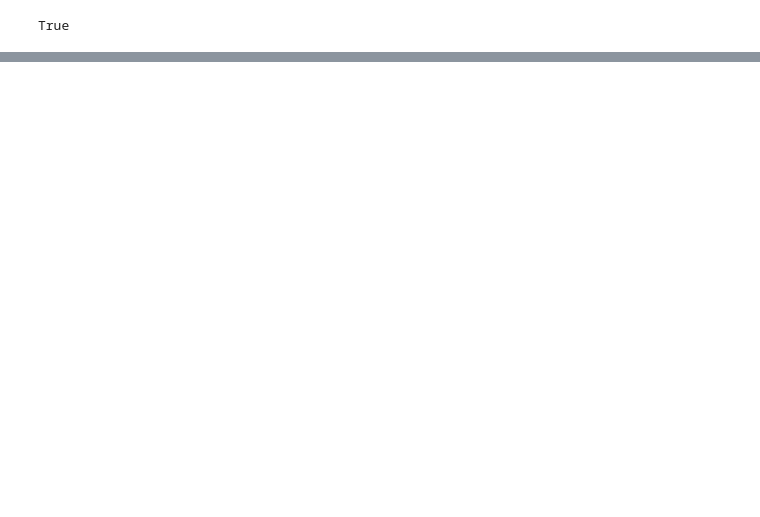
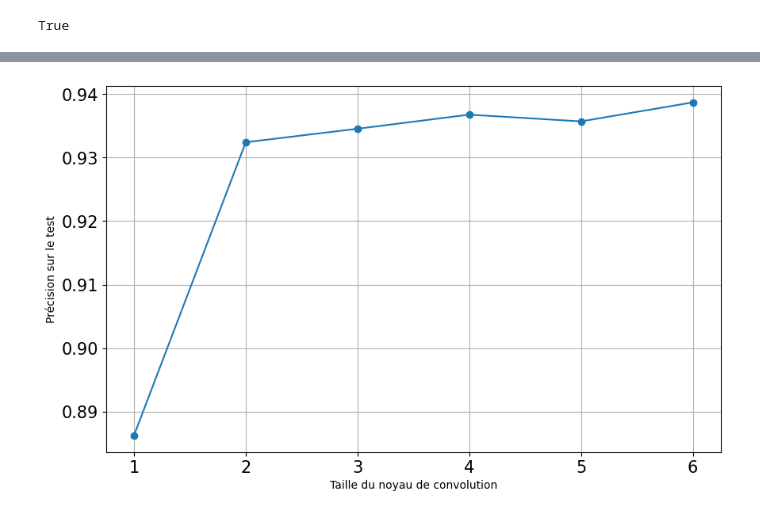
Before and after one commit to Paulpey13/Projet_PSTALN, a Jupyter notebook: experiences_baseline_transformer_POS.ipynb, the cells around one changed output, grey strips where cells are left out. Saved outputs shown, nothing was run; the diff lists cells and outputs as text; code cells hidden in the pictures; blank space fills up the shorter version.

Commit message:
experiences

```diff
--- a/experiences_baseline_transformer_POS.ipynb
+++ b/experiences_baseline_transformer_POS.ipynb
@@ -148,0 +365,20 @@ KeyboardInterrupt:
+# %%
+num_chars = len(char_to_ix)
+char_embedding_dim = 512
+num_filters = 128
+nhead = 2
+nhid = 1024
+nlayers = 1
+tagset_size = len(tag_to_ix)
+patience = 5
+results = []
+kernel_size=6
+import json
+number_filters_tab = [128,256, 512, 1024, 1536, 2048]
+for num_filters in number_filters_tab:
+    result=apprentissage(num_chars, char_embedding_dim, num_filters, kernel_size, nhead, nhid, nlayers, tagset_size)
+    print(results)
+    results.append(result)
+    print(results)
+with open('results5.json', 'w') as f:
+    json.dump(results, f)
@@ -148,0 +403,31 @@ KeyboardInterrupt:
+# %%
+import matplotlib.pyplot as plt
+import json
+import matplotlib as mpl
+
+# Setting global parameters for matplotlib
+mpl.rcParams['xtick.labelsize'] = 15
+mpl.rcParams['ytick.labelsize'] = 15
+
+# JSON data
+with open('results1.json') as f:
+    data_json = f.read()
+
+# Loading the JSON data
+data = json.loads(data_json)
+
+# Extracting kernel_size and test_accuracy
+kernel_sizes = [item['kernel_size'] for item in data]
+test_accuracies = [item['test_accuracy'] for item in data]
+
+# Plotting
+plt.figure(figsize=(10, 6))
+plt.plot(kernel_sizes, test_accuracies, marker='o')
+#plt.title('Test Accuracy vs Kernel Size')
+plt.xlabel('Taille du noyau de convolution')
+plt.ylabel('Précision sur le test')
+plt.grid(True)
+plt.savefig('experiences_images/kernel_size.png')
+plt.show()
+# %% [output]
+[figure, added]
```
Also changed, not shown: parts of 14 cells of this notebook, 15 other files.
